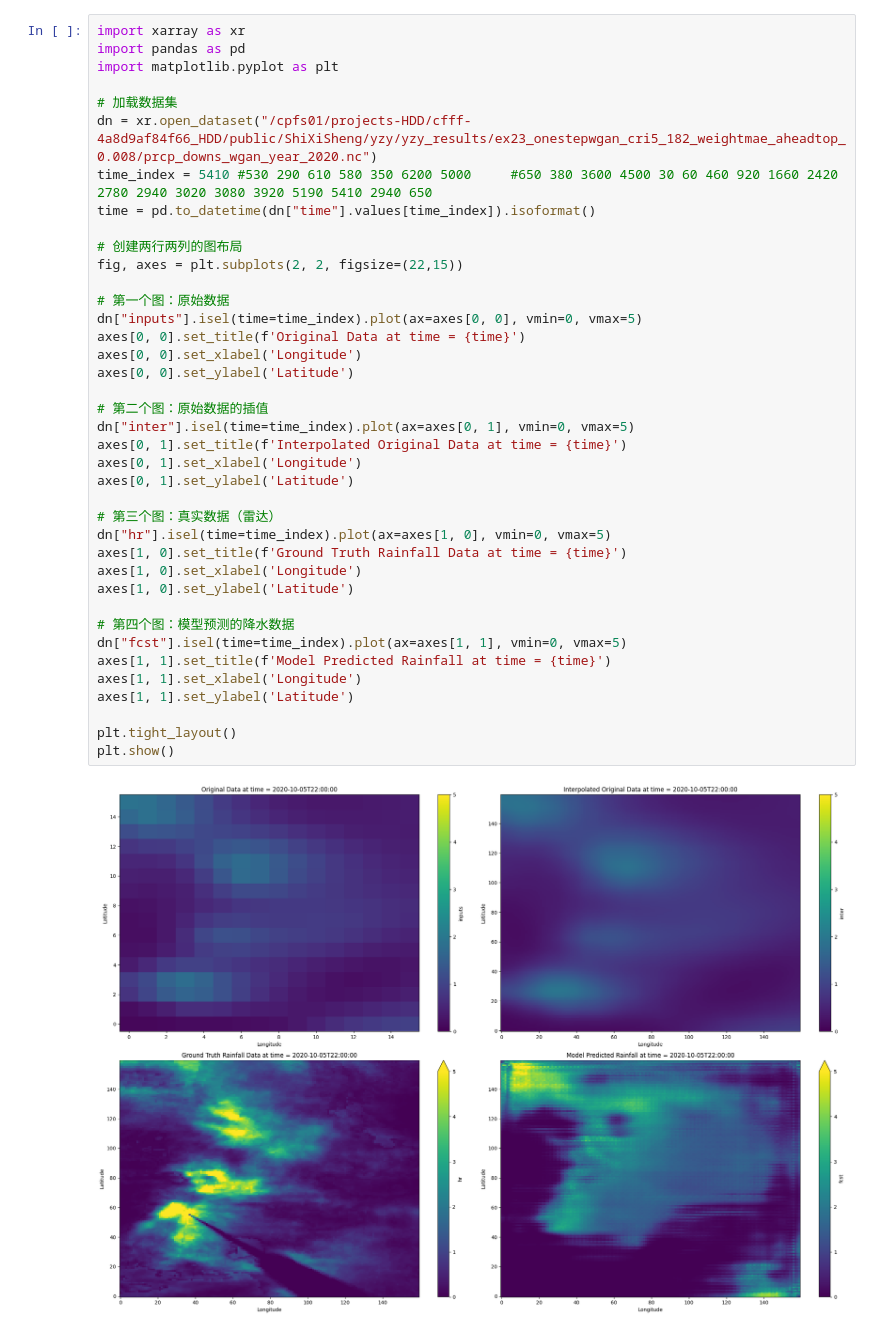
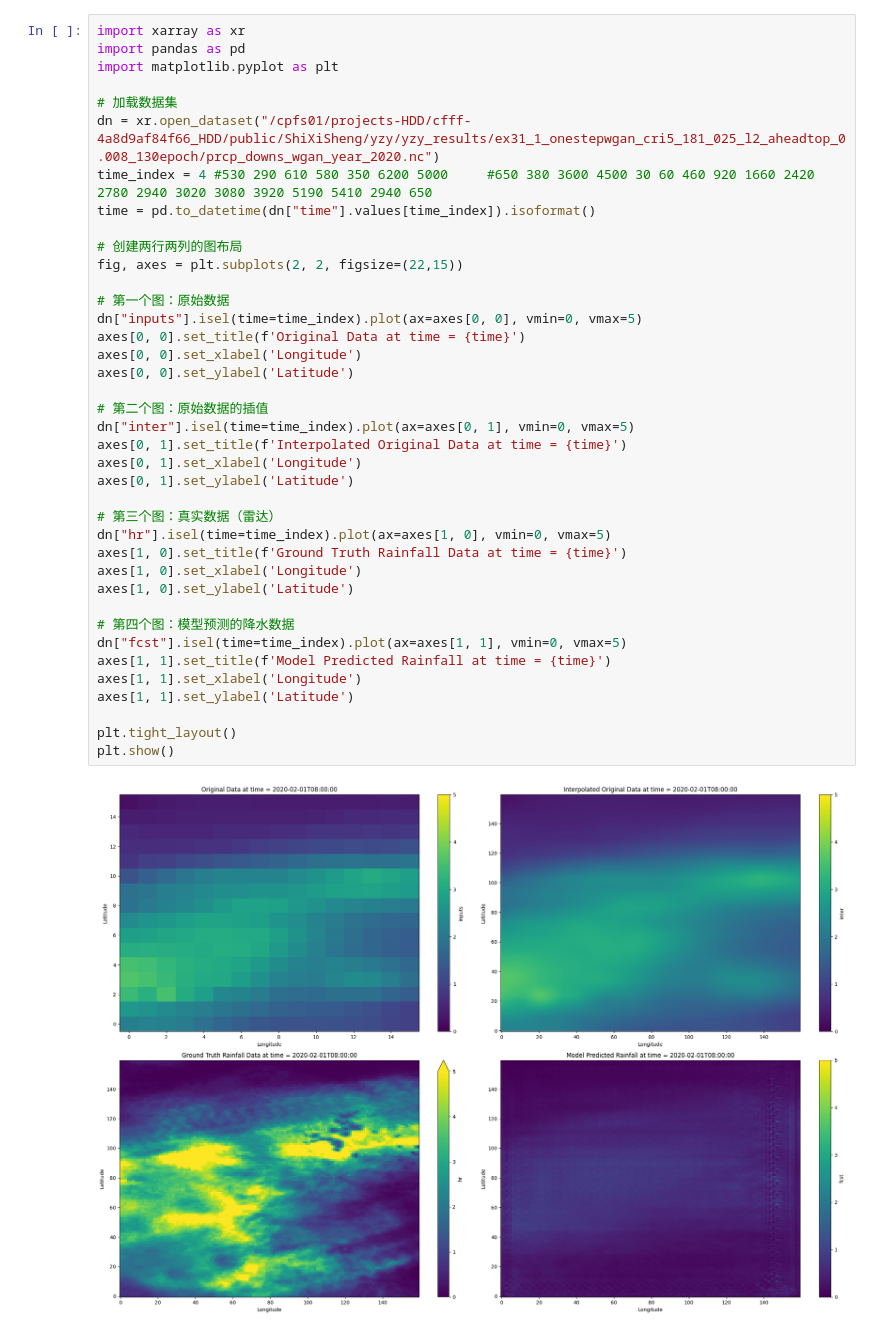
Before and after one commit to masak1112/precipitation_downscaling, a Jupyter notebook: precipitation_downscaling-bing_issue09_bias_correction/data_display2.ipynb, the cells around one changed output. Drawn from its saved outputs; the diff is of its cells as text.

Commit message:
"ex31_1_onestepwgan_cri5_181_025_l1_aheadtop_0.008_130epoch"

```diff
--- a/precipitation_downscaling-bing_issue09_bias_correction/data_display2.ipynb
+++ b/precipitation_downscaling-bing_issue09_bias_correction/data_display2.ipynb
@@ -4,38 +4,38 @@ import pandas as pd
 import matplotlib.pyplot as plt
 
 # 加载数据集
-dn = xr.open_dataset("/cpfs01/projects-HDD/cfff-4a8d9af84f66_HDD/public/ShiXiSheng/yzy/yzy_results/ex23_onestepwgan_cri5_182_weightmae_aheadtop_0.008/prcp_downs_wgan_year_2020.nc")
-time_index = 5410 #530 290 610 580 350 6200 5000     #650 380 3600 4500 30 60 460 920 1660 2420 2780 2940 3020 3080 3920 5190 5410 2940 650
+dn = xr.open_dataset("/cpfs01/projects-HDD/cfff-4a8d9af84f66_HDD/public/ShiXiSheng/yzy/yzy_results/ex31_1_onestepwgan_cri5_181_025_l2_aheadtop_0.008_130epoch/prcp_downs_wgan_year_2020.nc")
+time_index = 4 #530 290 610 580 350 6200 5000     #650 380 3600 4500 30 60 460 920 1660 2420 2780 2940 3020 3080 3920 5190 5410 2940 650
 time = pd.to_datetime(dn["time"].values[time_index]).isoformat()
 
 # 创建两行两列的图布局
 fig, axes = plt.subplots(2, 2, figsize=(22,15))
 
 # 第一个图：原始数据
 dn["inputs"].isel(time=time_index).plot(ax=axes[0, 0], vmin=0, vmax=5)
 axes[0, 0].set_title(f'Original Data at time = {time}')
 axes[0, 0].set_xlabel('Longitude')
 axes[0, 0].set_ylabel('Latitude')
 
 # 第二个图：原始数据的插值
 dn["inter"].isel(time=time_index).plot(ax=axes[0, 1], vmin=0, vmax=5)
 axes[0, 1].set_title(f'Interpolated Original Data at time = {time}')
 axes[0, 1].set_xlabel('Longitude')
 axes[0, 1].set_ylabel('Latitude')
 
 # 第三个图：真实数据（雷达）
 dn["hr"].isel(time=time_index).plot(ax=axes[1, 0], vmin=0, vmax=5)
 axes[1, 0].set_title(f'Ground Truth Rainfall Data at time = {time}')
 axes[1, 0].set_xlabel('Longitude')
 axes[1, 0].set_ylabel('Latitude')
 
 # 第四个图：模型预测的降水数据
 dn["fcst"].isel(time=time_index).plot(ax=axes[1, 1], vmin=0, vmax=5)
 axes[1, 1].set_title(f'Model Predicted Rainfall at time = {time}')
 axes[1, 1].set_xlabel('Longitude')
 axes[1, 1].set_ylabel('Latitude')
 
 plt.tight_layout()
 plt.show()
 # %% [output]
-[figure, old version]
+[figure, new version]
```
Also changed, not shown: 2 other files.
